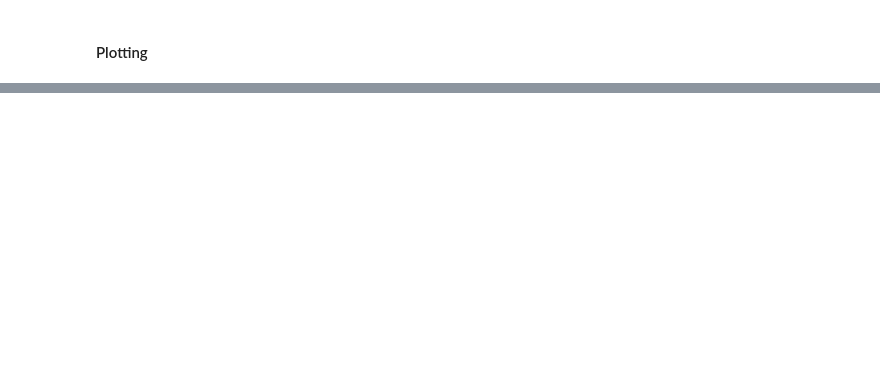
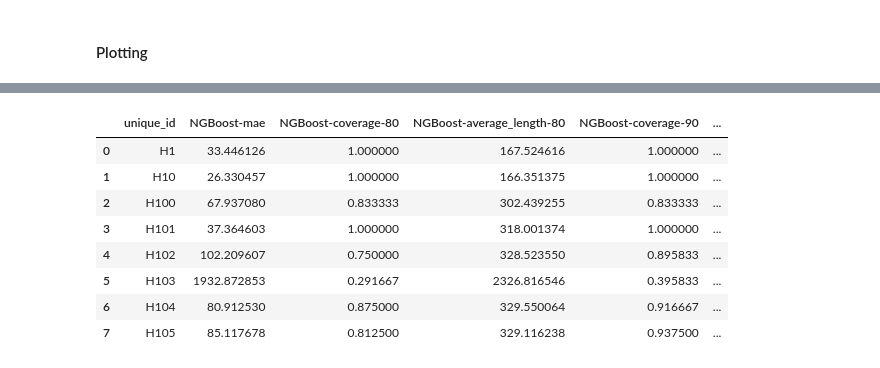
Before and after one commit to PacktPublishing/Modern-Time-Series-Forecasting-with-Python-2E, a Jupyter notebook: notebooks/Chapter17/01-NGBoost_prediction_intervals.ipynb, the cells around one changed output, grey strips where cells are left out. Cells and saved outputs as stored; diff of their text form; code cells hidden in the pictures; blank space fills up the shorter version.

```diff
--- a/notebooks/Chapter17/01-NGBoost_prediction_intervals.ipynb
+++ b/notebooks/Chapter17/01-NGBoost_prediction_intervals.ipynb
@@ -130,0 +157,16 @@ plot_predictions(val, sample_uids)
+# %%
+res_df = mae(Y_test_df, models=['NGBoost']).rename(columns={'NGBoost': 'NGBoost-mae'})
+for l in levels:
+    res_df = res_df.merge(coverage(Y_test_df, models=['NGBoost'], level=l).rename(columns={'NGBoost': f'NGBoost-coverage-{l}'}), on='unique_id')
+    res_df = res_df.merge(average_length(Y_test_df, models=['NGBoost'], level=l).rename(columns={'NGBoost': f'NGBoost-average_length-{l}'}), on='unique_id')
+res_df
+# %% [output]
+|  | unique_id | NGBoost-mae | NGBoost-coverage-80 | NGBoost-average_length-80 | NGBoost-coverage-90 | ... |
+| 0 | H1 | 33.446126 | 1.000000 | 167.524616 | 1.000000 | ... |
+| 1 | H10 | 26.330457 | 1.000000 | 166.351375 | 1.000000 | ... |
+| 2 | H100 | 67.937080 | 0.833333 | 302.439255 | 0.833333 | ... |
+| 3 | H101 | 37.364603 | 1.000000 | 318.001374 | 1.000000 | ... |
+| 4 | H102 | 102.209607 | 0.750000 | 328.523550 | 0.895833 | ... |
+| 5 | H103 | 1932.872853 | 0.291667 | 2326.816546 | 0.395833 | ... |
+| 6 | H104 | 80.912530 | 0.875000 | 329.550064 | 0.916667 | ... |
+| 7 | H105 | 85.117678 | 0.812500 | 329.116238 | 0.937500 | ... |
```
Also changed, not shown: parts of 32 cells of this notebook, 14 other files.
